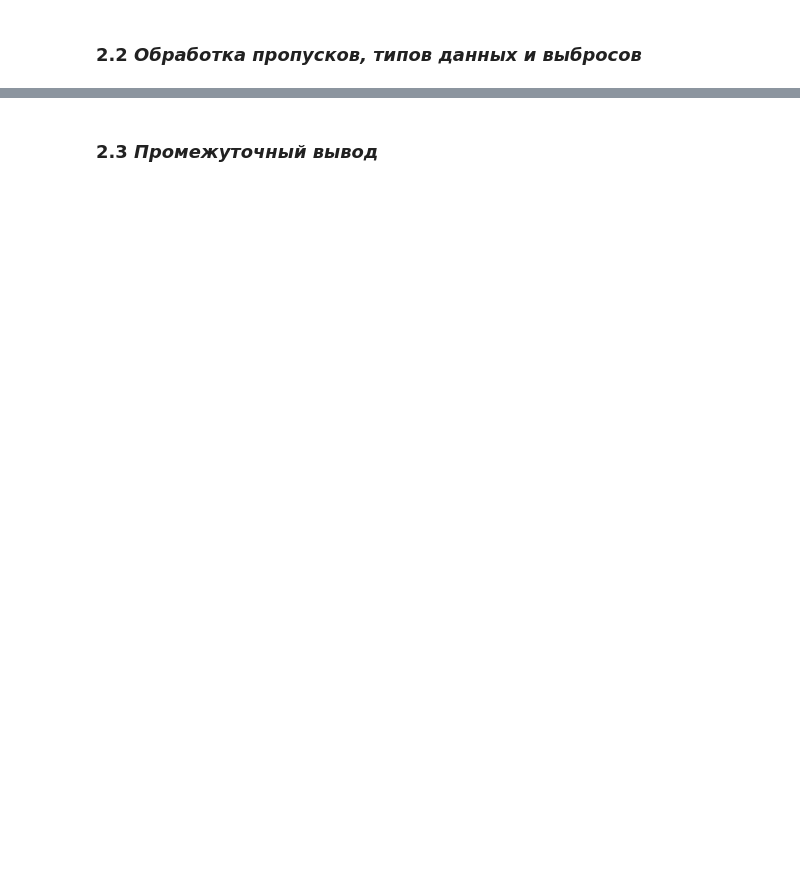
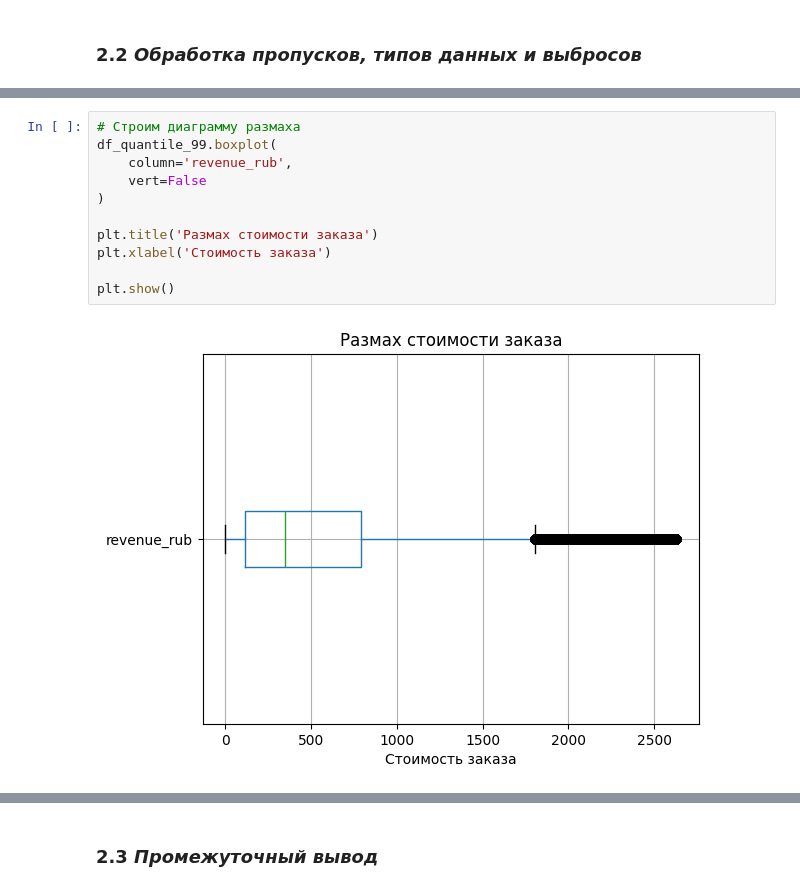
Before and after one commit to MEYakunin/Sprint9_Yandex_Afisha, a Jupyter notebook: Project.ipynb, the cells around one changed output, grey strips where cells are left out. Saved outputs shown, nothing was run; the diff lists cells and outputs as text; blank space fills up the shorter version.

```diff
--- a/Project.ipynb
+++ b/Project.ipynb
@@ -279,0 +337,13 @@ for column in df.columns:
+# %%
+# Строим диаграмму размаха
+df_quantile_99.boxplot(
+    column='revenue_rub',
+    vert=False
+)
+
+plt.title('Размах стоимости заказа')
+plt.xlabel('Стоимость заказа')
+
+plt.show()
+# %% [output]
+[figure, added]
```
Also changed, not shown: parts of 28 cells of this notebook.
